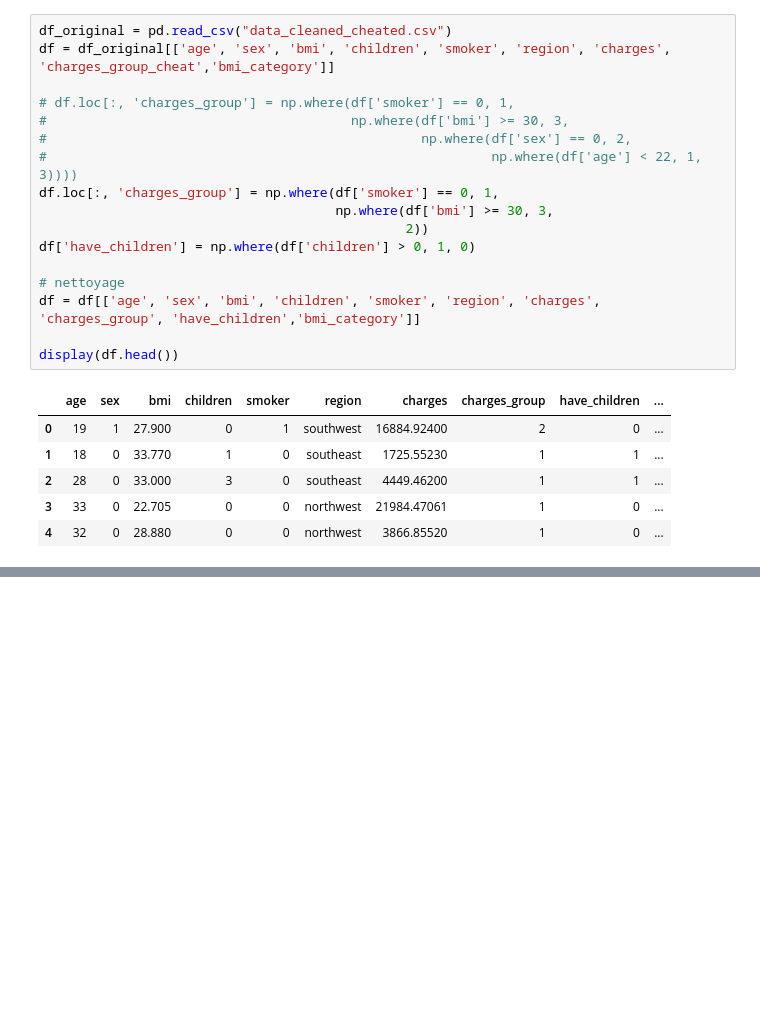
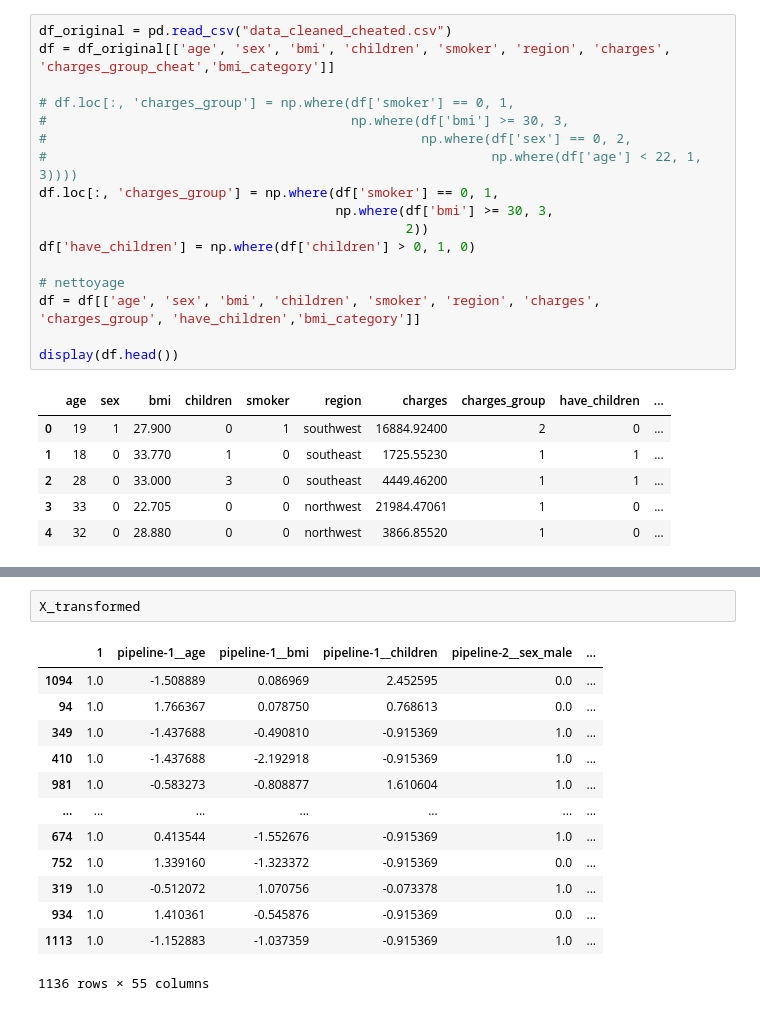
Before and after one commit to ChristianPRO1982/insurance_premium_SC, a Jupyter notebook: 3-creation_modele.ipynb, the cells around one changed output, grey strips where cells are left out. Drawn from its saved outputs; the diff is of its cells as text; blank space fills up the shorter version.

```diff
--- a/3-creation_modele.ipynb
+++ b/3-creation_modele.ipynb
@@ -150,0 +192,16 @@ Premier modèle > 90.29
+# %%
+X_transformed
+# %% [output]
+|  | 1 | pipeline-1__age | pipeline-1__bmi | pipeline-1__children | pipeline-2__sex_male | ... |
+| 1094 | 1.0 | -1.508889 | 0.086969 | 2.452595 | 0.0 | ... |
+| 94 | 1.0 | 1.766367 | 0.078750 | 0.768613 | 0.0 | ... |
+| 349 | 1.0 | -1.437688 | -0.490810 | -0.915369 | 1.0 | ... |
+| 410 | 1.0 | -1.437688 | -2.192918 | -0.915369 | 1.0 | ... |
+| 981 | 1.0 | -0.583273 | -0.808877 | 1.610604 | 1.0 | ... |
+| ... | ... | ... | ... | ... | ... | ... |
+| 674 | 1.0 | 0.413544 | -1.552676 | -0.915369 | 1.0 | ... |
+| 752 | 1.0 | 1.339160 | -1.323372 | -0.915369 | 0.0 | ... |
+| 319 | 1.0 | -0.512072 | 1.070756 | -0.073378 | 1.0 | ... |
+| 934 | 1.0 | 1.410361 | -0.545876 | -0.915369 | 0.0 | ... |
+| 1113 | 1.0 | -1.152883 | -1.037359 | -0.915369 | 1.0 | ... |
+1136 rows × 55 columns
```
Also changed, not shown: parts of 3 cells of this notebook, 3 other files.
